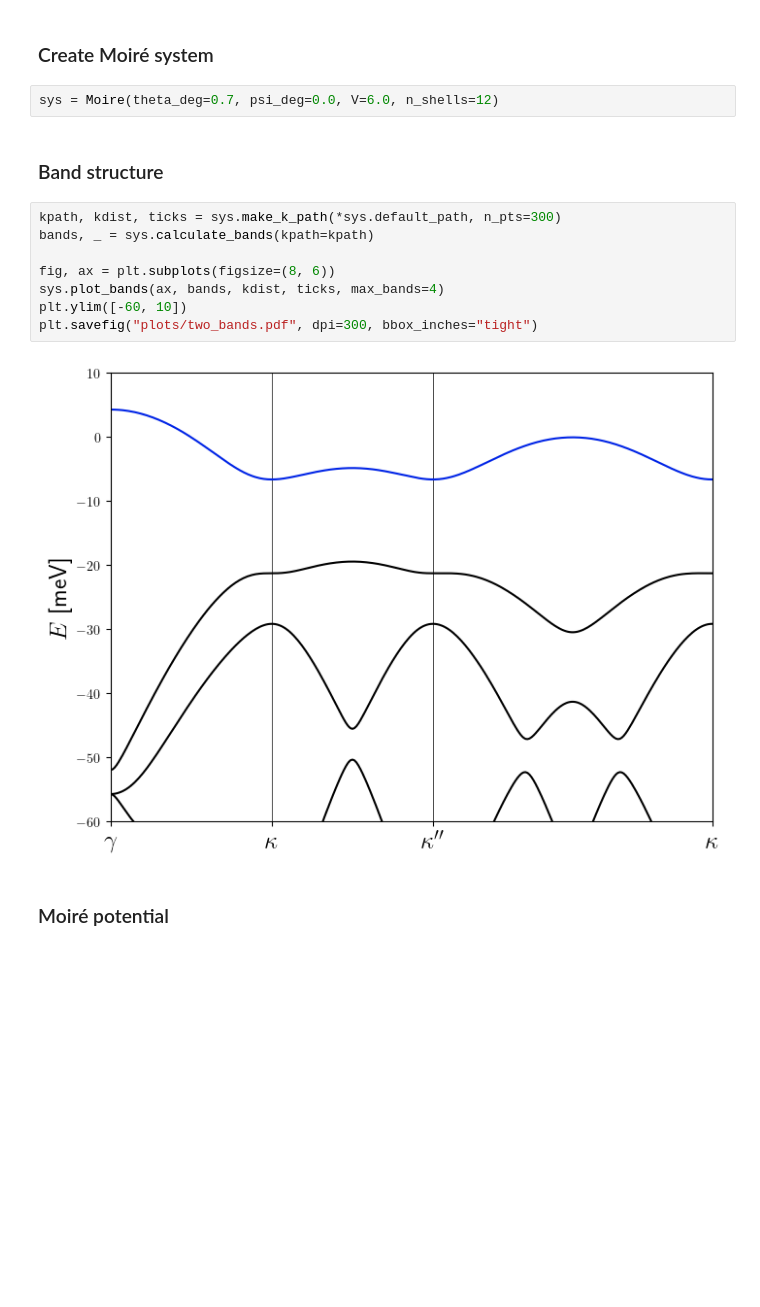
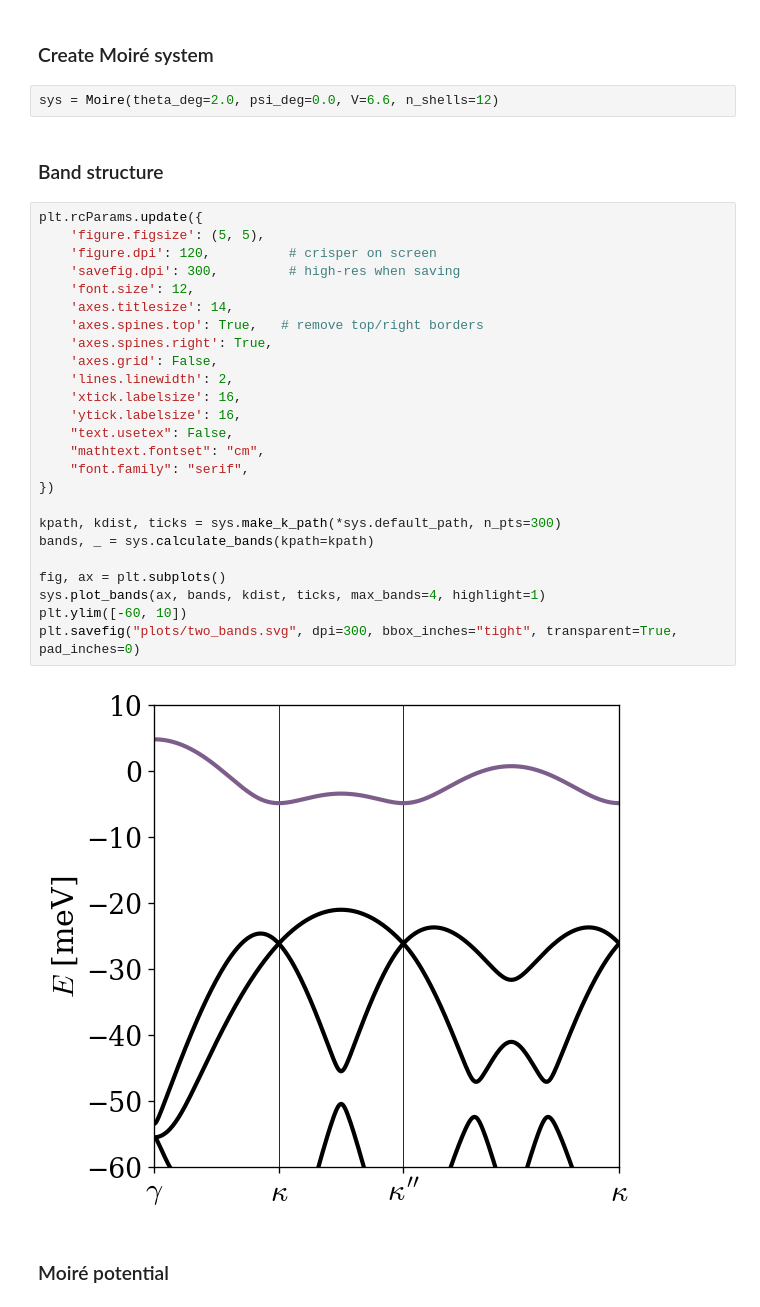
Before and after one commit to sanhq17/moire_heterobilayers, a Jupyter notebook: notebooks/general.ipynb, the cells around one changed output. Cells and saved outputs as stored; diff of their text form; blank space fills up the shorter version.

```diff
--- a/notebooks/general.ipynb
+++ b/notebooks/general.ipynb
@@ -19,19 +16,36 @@ import analytic_metric
 # %% [markdown]
 ### Create Moiré system
 # %%
-sys = Moire(theta_deg=0.7, psi_deg=0.0, V=6.0, n_shells=12)
+sys = Moire(theta_deg=2.0, psi_deg=0.0, V=6.6, n_shells=12)
 # %% [markdown]
 ### Band structure
 # %%
+plt.rcParams.update({
+    'figure.figsize': (5, 5),
+    'figure.dpi': 120,          # crisper on screen
+    'savefig.dpi': 300,         # high-res when saving
+    'font.size': 12,
+    'axes.titlesize': 14,
+    'axes.spines.top': True,   # remove top/right borders
+    'axes.spines.right': True,
+    'axes.grid': False,
+    'lines.linewidth': 2,
+    'xtick.labelsize': 16,
+    'ytick.labelsize': 16,
+    "text.usetex": False,
+    "mathtext.fontset": "cm",
+    "font.family": "serif",
+})
+
 kpath, kdist, ticks = sys.make_k_path(*sys.default_path, n_pts=300)
 bands, _ = sys.calculate_bands(kpath=kpath)
 
-fig, ax = plt.subplots(figsize=(8, 6))
-sys.plot_bands(ax, bands, kdist, ticks, max_bands=4)
+fig, ax = plt.subplots()
+sys.plot_bands(ax, bands, kdist, ticks, max_bands=4, highlight=1)
 plt.ylim([-60, 10])
-plt.savefig("plots/two_bands.pdf", dpi=300, bbox_inches="tight")
+plt.savefig("plots/two_bands.svg", dpi=300, bbox_inches="tight", transparent=True, pad_inches=0)
 # %% [output]
-[figure, old version]
+[figure, new version]
 # %% [markdown]
 ### Moiré potential
 # %%
```
Also changed, not shown: parts of 11 cells of this notebook, 37 other files.
